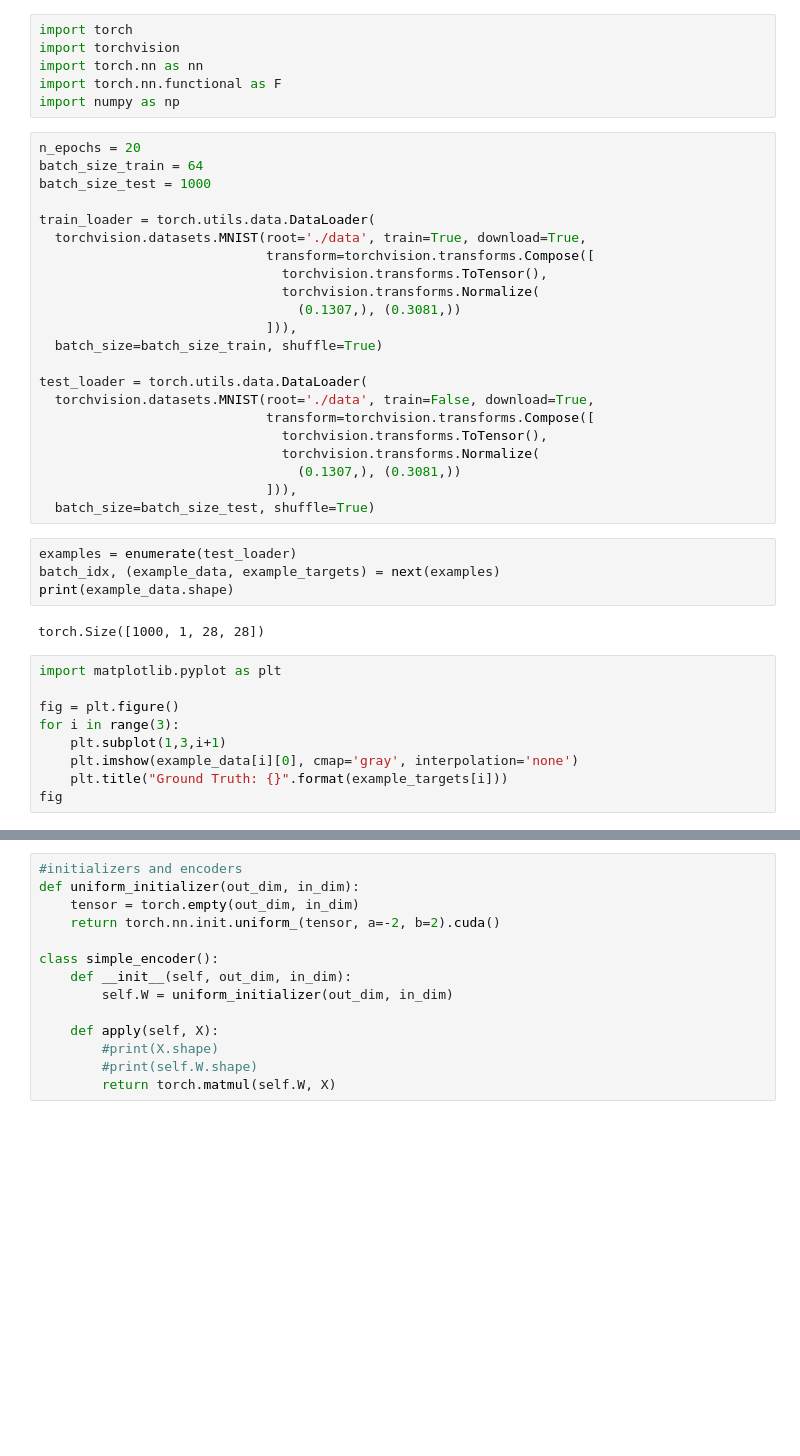
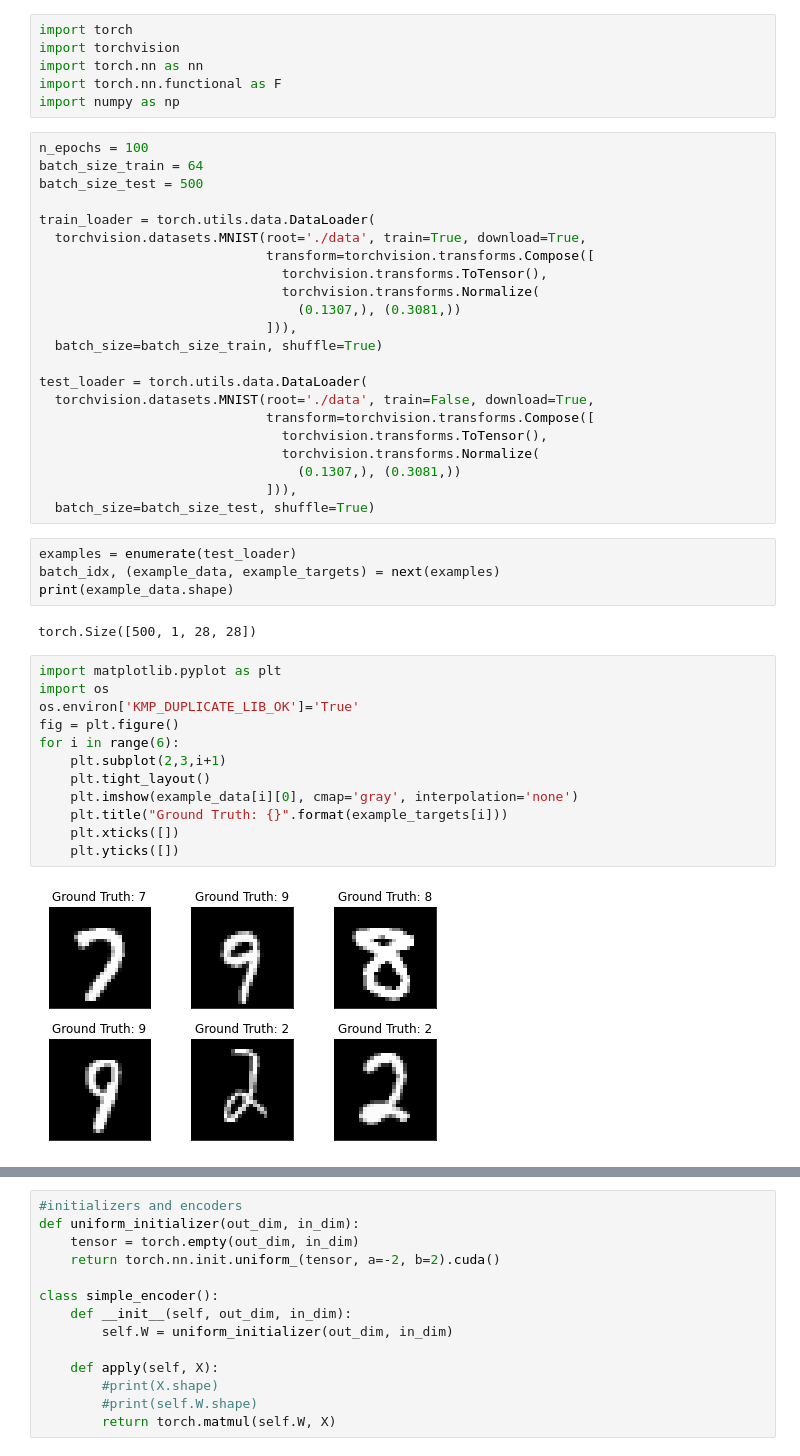
Before and after one commit to caixunshiren/One_hot_net, a Jupyter notebook: Base_net.ipynb, the cells around one changed output, grey strips where cells are left out. Drawn from its saved outputs; the diff is of its cells as text; blank space fills up the shorter version.

```diff
--- a/Base_net.ipynb
+++ b/Base_net.ipynb
@@ -5,9 +5,9 @@ import torch.nn as nn
 import torch.nn.functional as F
 import numpy as np
 # %%
-n_epochs = 20
+n_epochs = 100
 batch_size_train = 64
-batch_size_test = 1000
+batch_size_test = 500
 
 train_loader = torch.utils.data.DataLoader(
   torchvision.datasets.MNIST(root='./data', train=True, download=True,
@@ -31,16 +31,21 @@ examples = enumerate(test_loader)
 batch_idx, (example_data, example_targets) = next(examples)
 print(example_data.shape)
 # %% [output]
-torch.Size([1000, 1, 28, 28])
+torch.Size([500, 1, 28, 28])
 # %%
 import matplotlib.pyplot as plt
-
+import os
+os.environ['KMP_DUPLICATE_LIB_OK']='True'
 fig = plt.figure()
-for i in range(3):
-    plt.subplot(1,3,i+1)
+for i in range(6):
+    plt.subplot(2,3,i+1)
+    plt.tight_layout()
     plt.imshow(example_data[i][0], cmap='gray', interpolation='none')
     plt.title("Ground Truth: {}".format(example_targets[i]))
-fig
+    plt.xticks([])
+    plt.yticks([])
+# %% [output]
+[figure, added]
 # %%
 #network flowchart:
 #input vector --- random initialized weights ---> hyperdimensional vecotor ---> one_hot_net l1 ---> ...ln... ---> sigmoid/softmax output
```
Also changed, not shown: parts of 8 cells of this notebook.
